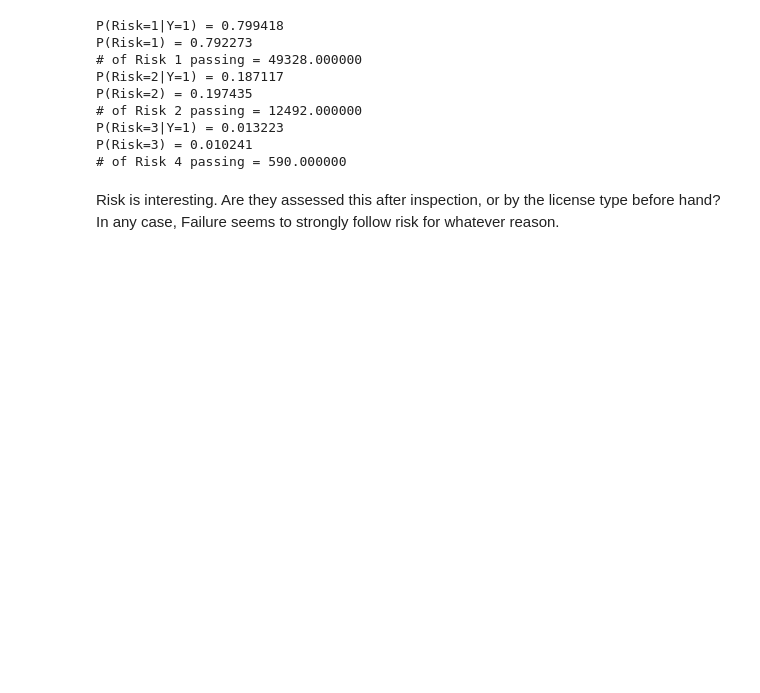
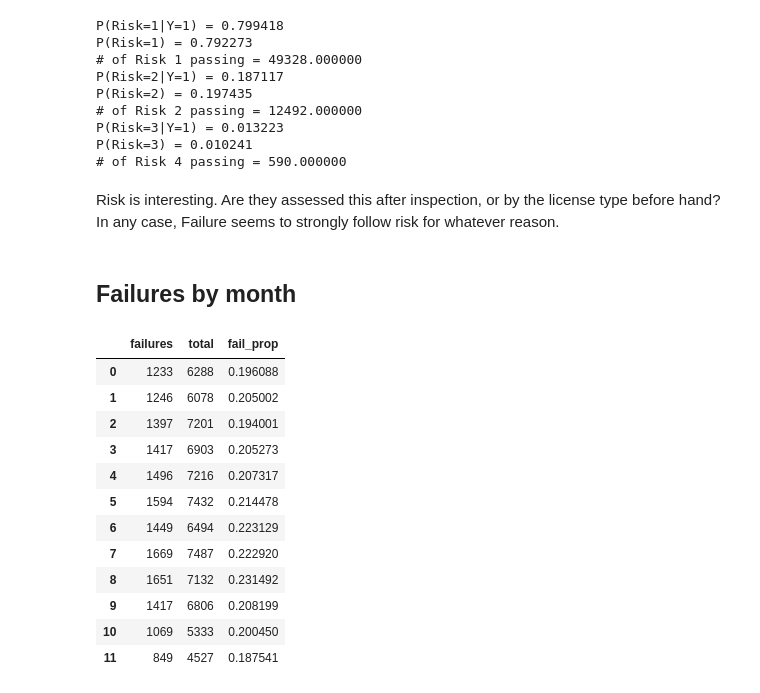
Before and after one commit to angelok1/cs109project, a Jupyter notebook: Food_Inspections.ipynb, the cells around one changed output. Cells and saved outputs as stored; diff of their text form; code cells hidden in the pictures; blank space fills up the shorter version.

```diff
--- a/Food_Inspections.ipynb
+++ b/Food_Inspections.ipynb
@@ -350,3 +368,33 @@ P(Risk=3) = 0.010241
 # of Risk 4 passing = 590.000000
 # %% [markdown]
 Risk is interesting. Are they assessed this after inspection, or by the license type before hand? In any case, Failure seems to strongly follow risk for whatever reason.
+# %% [markdown]
+## Failures by month
+# %%
+failures = rest[rest["Y"] == 1]
+month_fail_grp = failures[["Results"]].groupby(failures["inspection_dt"].dt.month).count()
+month_fail_grp = month_fail_grp.reset_index()
+
+month_all_grp = rest[["Results"]].groupby(rest["inspection_dt"].dt.month).count()
+month_all_grp = month_all_grp.reset_index()
+
+df_by_month = pd.DataFrame()
+df_by_month["failures"] = month_fail_grp["Results"]
+df_by_month["total"] = month_all_grp["Results"]
+df_by_month["fail_prop"] = df_by_month["failures"]/df_by_month["total"]
+
+df_by_month
+# %% [output]
+|  | failures | total | fail_prop |
+| 0 | 1233 | 6288 | 0.196088 |
+| 1 | 1246 | 6078 | 0.205002 |
+| 2 | 1397 | 7201 | 0.194001 |
+| 3 | 1417 | 6903 | 0.205273 |
+| 4 | 1496 | 7216 | 0.207317 |
+| 5 | 1594 | 7432 | 0.214478 |
+| 6 | 1449 | 6494 | 0.223129 |
+| 7 | 1669 | 7487 | 0.222920 |
+| 8 | 1651 | 7132 | 0.231492 |
+| 9 | 1417 | 6806 | 0.208199 |
+| 10 | 1069 | 5333 | 0.200450 |
+| 11 | 849 | 4527 | 0.187541 |
```
Also changed, not shown: parts of 7 cells of this notebook.
